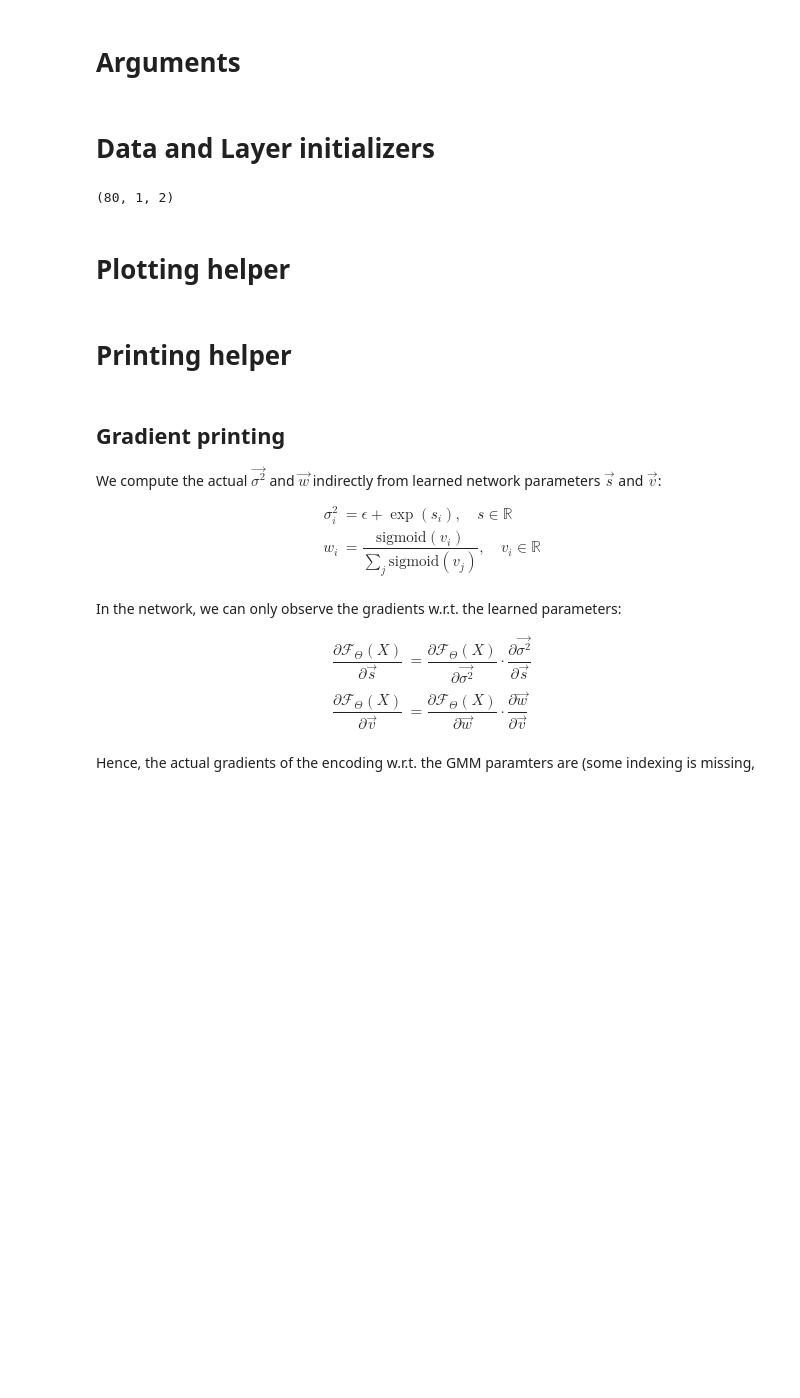
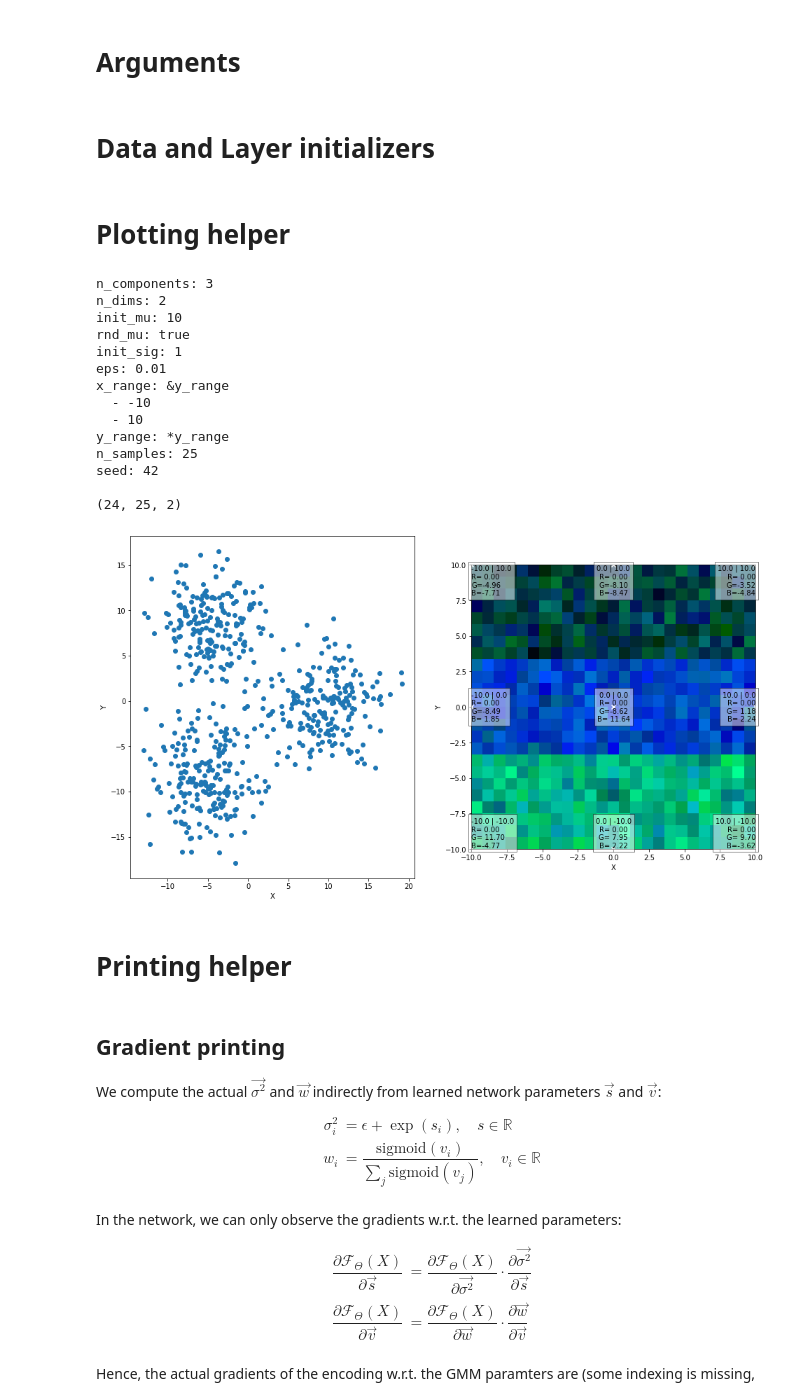
Before and after one commit to cvjena/fve_experiments, a Jupyter notebook: notebooks/EncodingVis.ipynb, the cells around one changed output. Cells and saved outputs as stored; diff of their text form; code cells hidden in the pictures; blank space fills up the shorter version.

```diff
--- a/notebooks/EncodingVis.ipynb
+++ b/notebooks/EncodingVis.ipynb
@@ -84,7 +89,7 @@ class Args:
     n_components:       int     = 3
     n_dims:             int     = 2
 
-    init_mu:            float   = 5 # ~ U(-init_mu, init_mu)
+    init_mu:            float   = 10 # ~ U(-init_mu, init_mu)
     rnd_mu:             bool    = True
     init_sig:           float   = 1
     eps:                float   = 1e-2
@@ -95,6 +100,9 @@ class Args:
 
 
     seed:               int     = 42
+
+    def __str__(self):
+        return pyaml.dump(self.__dict__, sort_dicts=False)
 # %% [markdown]
 # Data and Layer initializers
 # %%
@@ -127,6 +135,21 @@ def new_data_grid(args: Args):
     grid = np.stack(np.meshgrid(ys, xs), axis=2).astype(np.float32)
     return grid
 # %%
+def new_data(args: Args, n_samples: int = 200, return_labels: bool = False):
+    X, y, *_ = generate_data(args.n_components, n_samples)
+
+    _rows = int(np.ceil(np.sqrt(X.shape[0])))
+    _cols = int(np.ceil(X.shape[0] / _rows))
+
+    shape = (_cols, _rows, 2)
+    result = np.zeros(shape, dtype=X.dtype)
+    result[np.unravel_index(np.arange(X.shape[0]), shape[:-1])] = np.squeeze(X)
+
+    if return_labels:
+        return result, y
+
+    return result
+
 def generate_data(n_classes, n_samples, *, rnd=None, overlap=False, map_size=1, dtype=np.float32):
     Xs, ys = [], []
 
@@ -169,7 +190,3 @@ X, y, *_ = generate_data(4, 20)
-# %%
-X.shape
-# %% [output]
-(80, 1, 2)
 # %% [markdown]
 # Plotting helper
 # %%
@@ -248,6 +298,33 @@ def _imshow(ax, im, x_range, y_range, *, title=None, YUV2RGB=False, display_valu
                     verticalalignment=verticalalignment,
                    )
             ax.scatter(x, y, marker="x", color="white")
+# %%
+args = Args(n_components=3)
+print(args)
+
+X = new_data(args)
+
+print(X.shape)
+fig, axs = plt.subplots(1,2, figsize=(16,9))
+ranges = args.x_range, args.y_range
+_scatter(axs[0], X, *ranges)
+_imshow(axs[1], X, *ranges, display_values=3)
+# %% [output]
+n_components: 3
+n_dims: 2
+init_mu: 10
+rnd_mu: true
+init_sig: 1
+eps: 0.01
+x_range: &y_range
+  - -10
+  - 10
+y_range: *y_range
+n_samples: 25
+seed: 42
+
+(24, 25, 2)
+[figure, added]
 # %% [markdown]
 # Printing helper
 # %% [markdown]
```
Also changed, not shown: parts of 13 cells of this notebook, 3 other files.
